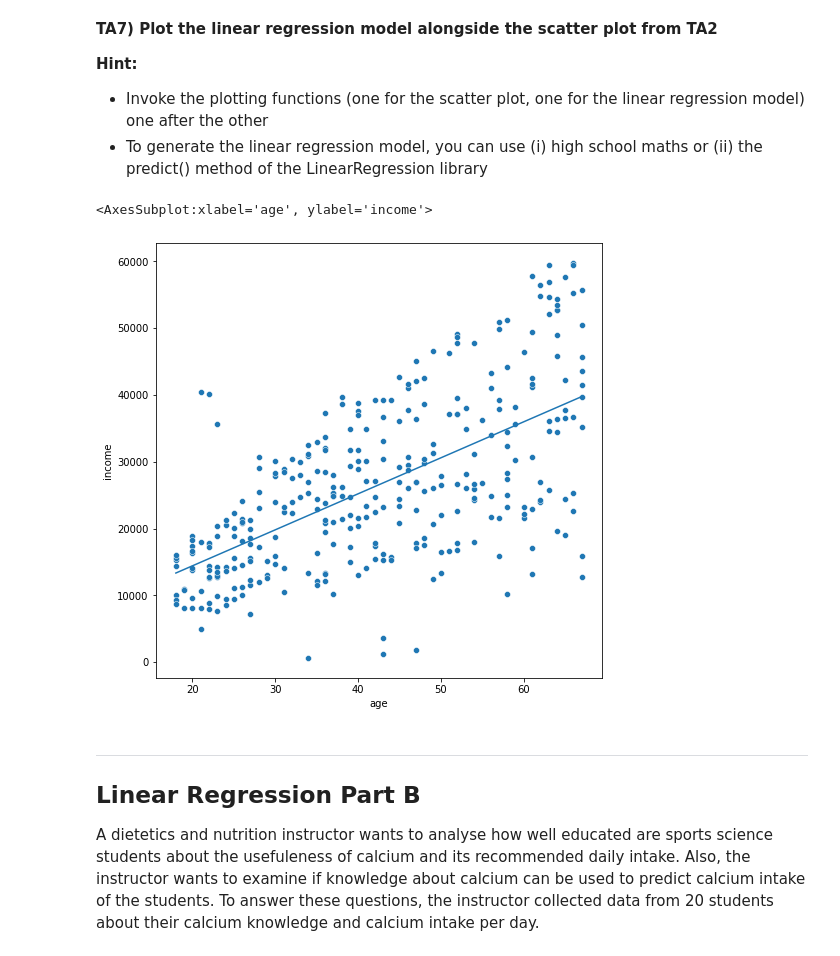
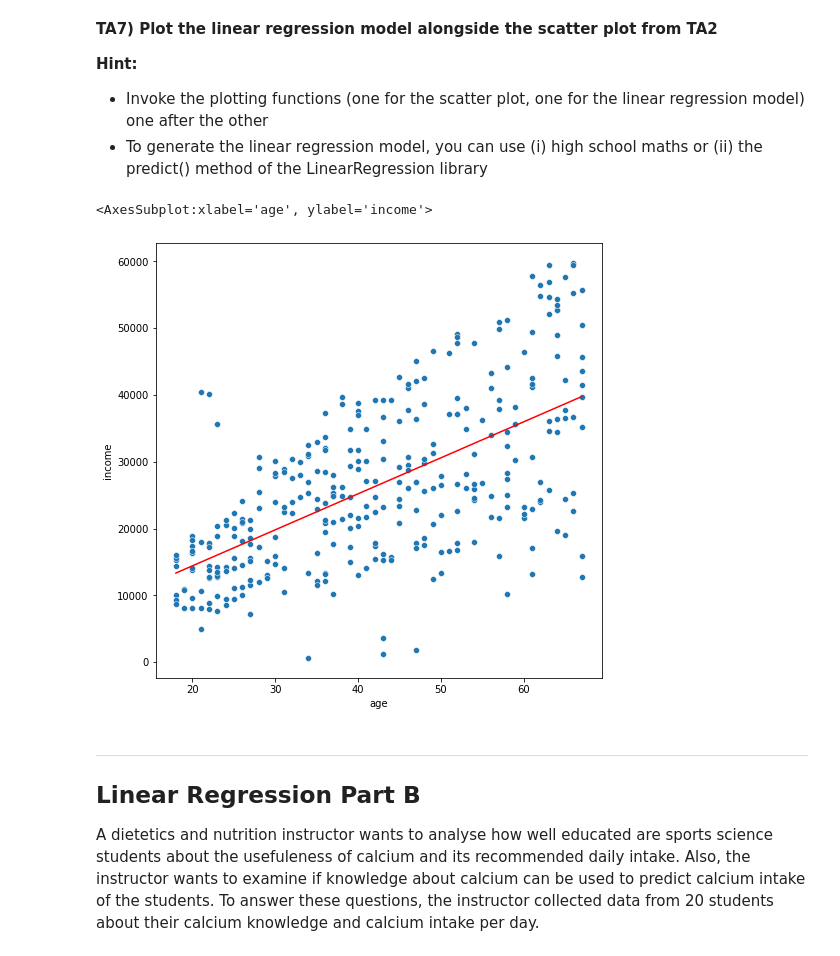
Before and after one commit to AnnabethS/DAT1, a Jupyter notebook: week 10/DAT1-Practical9-Questions.ipynb, the cells around one changed output. Cells and saved outputs as stored; diff of their text form; code cells hidden in the pictures.

```diff
--- a/week 10/DAT1-Practical9-Questions.ipynb
+++ b/week 10/DAT1-Practical9-Questions.ipynb
@@ -111,13 +110,13 @@ array([18726.71226484])
 # %%
 #Write your answer here
 fig = plt.figure(num=1, figsize=(8,8))
 ax = fig.add_subplot()
 sns.scatterplot(x=yorkshire_data['age'], y=yorkshire_data['income'])
 linearSpace = np.linspace(yorkshire_data['age'].min(),yorkshire_data['age'].max(), num=(yorkshire_data['age'].max()-yorkshire_data['age'].min()))
-sns.lineplot(x=linearSpace, y=((linearSpace*ageIncomeRegression.coef_) + ageIncomeRegression.intercept_))
+sns.lineplot(x=linearSpace, y=((linearSpace*ageIncomeRegression.coef_) + ageIncomeRegression.intercept_), color='r')
 # %% [output]
 <AxesSubplot:xlabel='age', ylabel='income'>
-[figure, old version]
+[figure, new version]
 # %% [markdown]
 ***
 
```
Also changed, not shown: parts of 9 cells of this notebook.
